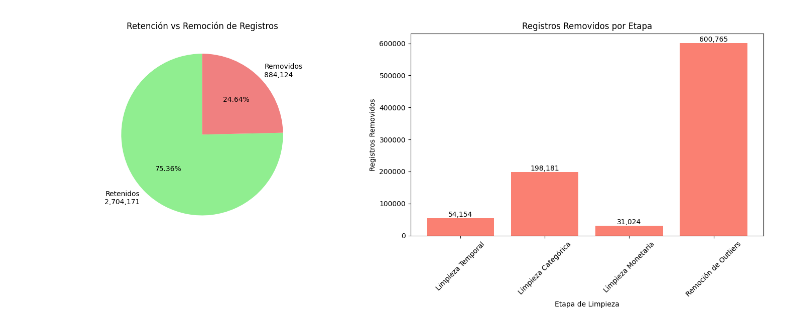
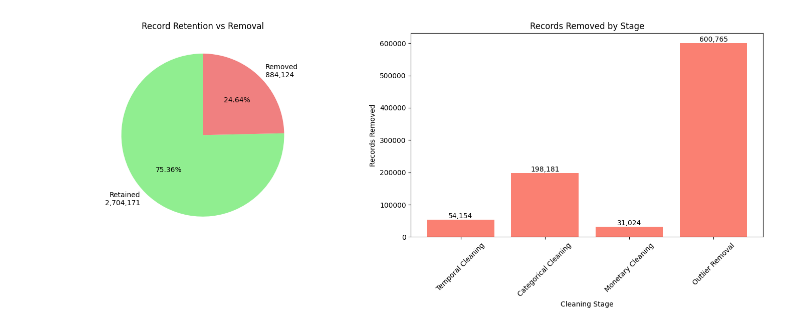
Before and after one commit to RicardoFW11/nyc_taxi_project, a Jupyter notebook: notebooks/02_preprocessing_pipeline.ipynb, the cells around one changed output. Drawn from its saved outputs; the diff is of its cells as text; code cells hidden in the pictures.

Commit message:
Update EDA, Preprocess, features and base models

```diff
--- a/notebooks/02_preprocessing_pipeline.ipynb
+++ b/notebooks/02_preprocessing_pipeline.ipynb
@@ -818,31 +818,31 @@ else:
 # %%
-# Obtener resumen completo del preprocesamiento
-print("📋 RESUMEN COMPLETO DEL PREPROCESAMIENTO")
+# Get complete preprocessing summary
+print("📋 COMPLETE PREPROCESSING SUMMARY")
 print("="*60)
 
 summary = preprocessor.get_preprocessing_summary()
 
 if summary:
-    print(f"\n📊 ESTADÍSTICAS GENERALES:")
-    print(f"   Registros originales: {summary['original_shape'][0]:,}")
-    print(f"   Columnas originales: {summary['original_shape'][1]}")
+    print(f"\n📊 GENERAL STATISTICS:")
+    print(f"   Original records: {summary['original_shape'][0]:,}")
+    print(f"   Original columns: {summary['original_shape'][1]}")
 
     if summary['final_shape']:
-        print(f"   Registros finales: {summary['final_shape'][0]:,}")
-        print(f"   Columnas finales: {summary['final_shape'][1]}")
-        print(f"   Registros removidos: {summary['total_removed']:,}")
-        print(f"   Porcentaje de retención: {100 - summary['removal_percentage']:.2f}%")
-        print(f"   Porcentaje removido: {summary['removal_percentage']:.2f}%")
+        print(f"   Final records: {summary['final_shape'][0]:,}")
+        print(f"   Final columns: {summary['final_shape'][1]}")
+        print(f"   Records removed: {summary['total_removed']:,}")
+        print(f"   Retention percentage: {100 - summary['removal_percentage']:.2f}%")
+        print(f"   Removal percentage: {summary['removal_percentage']:.2f}%")
 
-    print(f"\n🔄 DETALLE POR ETAPAS:")
+    print(f"\n🔄 STAGE-BY-STAGE DETAIL:")
 
-    # Mostrar estadísticas de cada etapa
+    # Show statistics for each stage
     stages = [
-        ('datetime_cleaning', '🕒 Limpieza Temporal'),
-        ('categorical_cleaning', '🏷️ Limpieza Categórica'),
-        ('monetary_cleaning', '💰 Limpieza Monetaria'),
-        ('total_amount_validation', '🧮 Validación total_amount'),
-        ('outlier_removal', '🎯 Remoción de Outliers')
+        ('datetime_cleaning', '🕒 Temporal Cleaning'),
+        ('categorical_cleaning', '🏷️ Categorical Cleaning'),
+        ('monetary_cleaning', '💰 Monetary Cleaning'),
+        ('total_amount_validation', '🧠 total_amount Validation'),
+        ('outlier_removal', '🎯 Outlier Removal')
     ]
 
     for stage_key, stage_name in stages:
@@ -851,33 +851,33 @@ if summary:
             print(f"\n   {stage_name}:")
 
             if stage_key == 'total_amount_validation':
-                print(f"      Discrepancias corregidas: {stage_data['discrepancies_found']:,}")
-                print(f"      Porcentaje de discrepancias: {stage_data['discrepancy_percentage']:.2f}%")
+                print(f"      Discrepancies corrected: {stage_data['discrepancies_found']:,}")
+                print(f"      Discrepancy percentage: {stage_data['discrepancy_percentage']:.2f}%")
             else:
                 if 'removed_records' in stage_data:
-                    print(f"      Registros removidos: {stage_data['removed_records']:,}")
-                    print(f"      Porcentaje removido: {stage_data['removal_percentage']:.2f}%")
+                    print(f"      Records removed: {stage_data['removed_records']:,}")
+                    print(f"      Percentage removed: {stage_data['removal_percentage']:.2f}%")
                 elif 'outliers_removed' in stage_data:
-                    print(f"      Outliers removidos: {stage_data['outliers_removed']:,}")
-                    print(f"      Porcentaje removido: {stage_data['removal_percentage']:.2f}%")
+                    print(f"      Outliers removed: {stage_data['outliers_removed']:,}")
+                    print(f"      Percentage removed: {stage_data['removal_percentage']:.2f}%")
 
-    # Visualización del resumen
+    # Summary visualization
     if summary['final_shape']:
-        # Gráfico de barras mostrando retención vs remoción
+        # Bar chart showing retention vs removal
         fig, (ax1, ax2) = plt.subplots(1, 2, figsize=(15, 6))
 
-        # Gráfico de retención
+        # Retention chart
         retained = summary['final_shape'][0]
         removed = summary['total_removed']
 
         ax1.pie([retained, removed],
-               labels=[f'Retenidos\n{retained:,}', f'Removidos\n{removed:,}'],
+               labels=[f'Retained\n{retained:,}', f'Removed\n{removed:,}'],
                colors=['lightgreen', 'lightcoral'],
                autopct='%1.2f%%',
                startangle=90)
-        ax1.set_title('Retención vs Remoción de Registros')
+        ax1.set_title('Record Retention vs Removal')
 
-        # Gráfico de etapas de limpieza
+        # Cleaning stages chart
         stage_removals = []
         stage_labels = []
 
@@ -886,29 +886,29 @@ if summary:
                 stage_data = summary['steps'][stage_key]
                 if 'removed_records' in stage_data:
                     stage_removals.append(stage_data['removed_records'])
-                    stage_labels.append(stage_name.split(' ', 1)[1])  # Remover emoji
+                    stage_labels.append(stage_name.split(' ', 1)[1])  # Remove emoji
                 elif 'outliers_removed' in stage_data:
                     stage_removals.append(stage_data['outliers_removed'])
-                    stage_labels.append(stage_name.split(' ', 1)[1])  # Remover emoji
+                    stage_labels.append(stage_name.split(' ', 1)[1])  # Remove emoji
 
         if stage_removals:
             ax2.bar(stage_labels, stage_removals, color='salmon')
-            ax2.set_title('Registros Removidos por Etapa')
-            ax2.set_xlabel('Etapa de Limpieza')
-            ax2.set_ylabel('Registros Removidos')
+            ax2.set_title('Records Removed by Stage')
+            ax2.set_xlabel('Cleaning Stage')
+            ax2.set_ylabel('Records Removed')
             ax2.tick_params(axis='x', rotation=45)
 
-            # Agregar valores sobre las barras
+            # Add values above bars
             for i, v in enumerate(stage_removals):
                 ax2.text(i, v, f'{v:,}', ha='center', va='bottom')
 
         plt.tight_layout()
         plt.show()
 
-print(f"\n✅ PREPROCESAMIENTO COMPLETADO")
-print(f"\n📁 PRÓXIMOS PASOS:")
-print(f"   1. Guardar datos limpios en: {PROCESSED_DATA}")
-print(f"   2. Proceder con ingeniería de características (features.py)")
-print(f"   3. Análisis exploratorio de datos limpios")
-print(f"   4. Modelado y evaluación")
+print(f"\n✅ PREPROCESSING COMPLETED")
+print(f"\n📁 NEXT STEPS:")
+print(f"   1. Save clean data to: {PROCESSED_DATA}")
+print(f"   2. Proceed with feature engineering (features.py)")
+print(f"   3. Exploratory analysis of clean data")
+print(f"   4. Modeling and evaluation")
 # %% [output]
@@ -932 +932 @@ print(f"   4. Modelado y evaluación")
-[figure, old version]
+[figure, new version]
```
Also changed, not shown: parts of 23 cells of this notebook, 19 other files.
